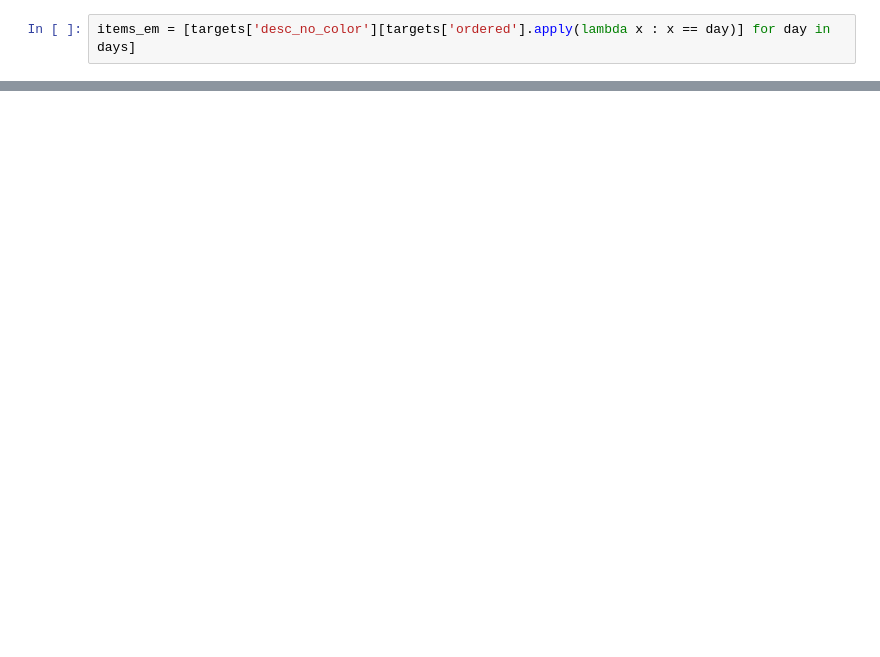
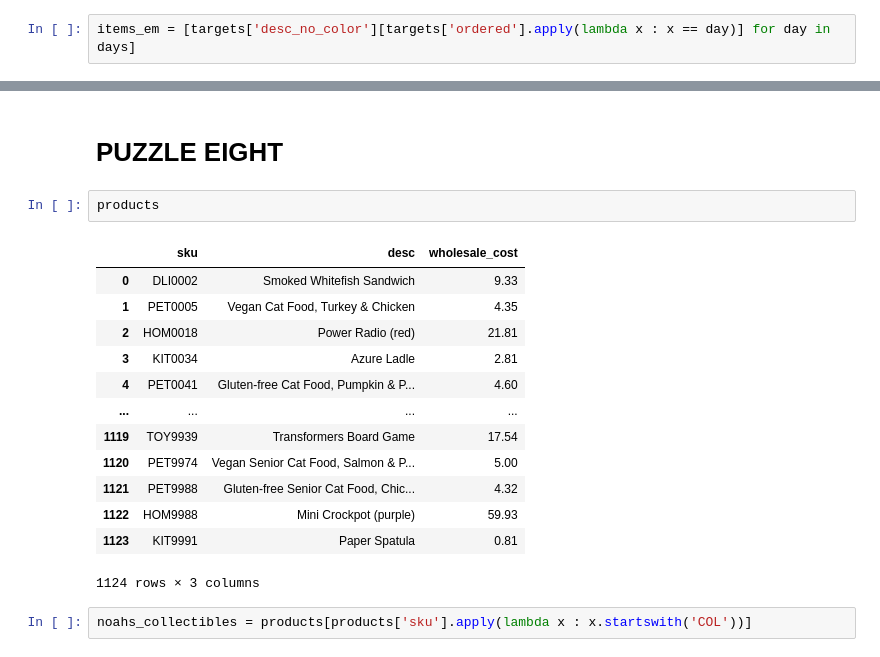
Before and after one commit to etiennelecha/hoc_2022, a Jupyter notebook: hannukah_of_code_22.ipynb, the cells around one changed output, grey strips where cells are left out. Cells and saved outputs as stored; diff of their text form; blank space fills up the shorter version.

```diff
--- a/hannukah_of_code_22.ipynb
+++ b/hannukah_of_code_22.ipynb
@@ -339,0 +316,20 @@ TypeError: argument of type 'method' is not iterable
+# %% [markdown]
+# PUZZLE EIGHT
+# %%
+products
+# %% [output]
+|  | sku | desc | wholesale_cost |
+| 0 | DLI0002 | Smoked Whitefish Sandwich | 9.33 |
+| 1 | PET0005 | Vegan Cat Food, Turkey & Chicken | 4.35 |
+| 2 | HOM0018 | Power Radio (red) | 21.81 |
+| 3 | KIT0034 | Azure Ladle | 2.81 |
+| 4 | PET0041 | Gluten-free Cat Food, Pumpkin & P... | 4.60 |
+| ... | ... | ... | ... |
+| 1119 | TOY9939 | Transformers Board Game | 17.54 |
+| 1120 | PET9974 | Vegan Senior Cat Food, Salmon & P... | 5.00 |
+| 1121 | PET9988 | Gluten-free Senior Cat Food, Chic... | 4.32 |
+| 1122 | HOM9988 | Mini Crockpot (purple) | 59.93 |
+| 1123 | KIT9991 | Paper Spatula | 0.81 |
+1124 rows × 3 columns
+# %%
+noahs_collectibles = products[products['sku'].apply(lambda x : x.startswith('COL'))]
```
Also changed, not shown: parts of 16 cells of this notebook.
